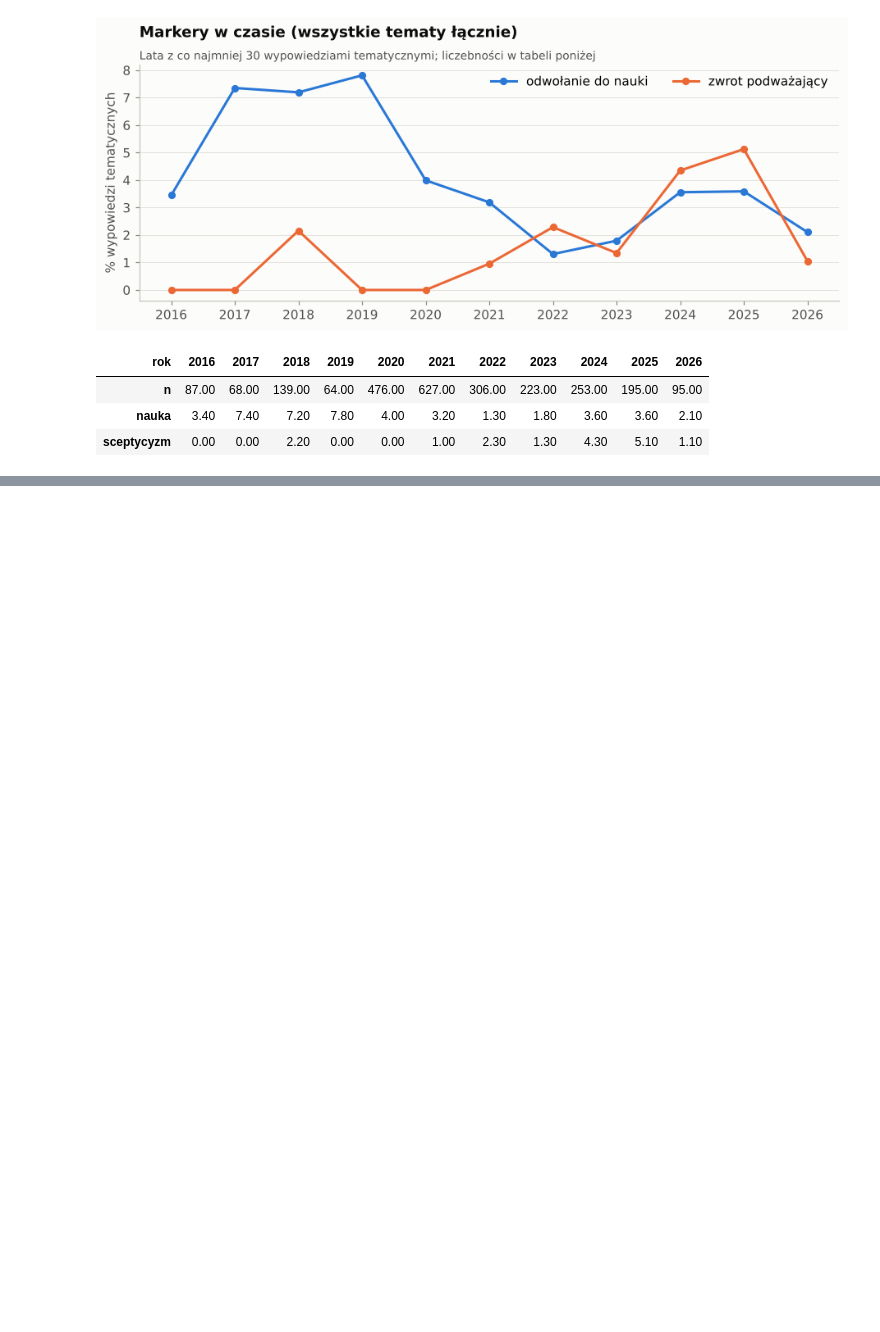
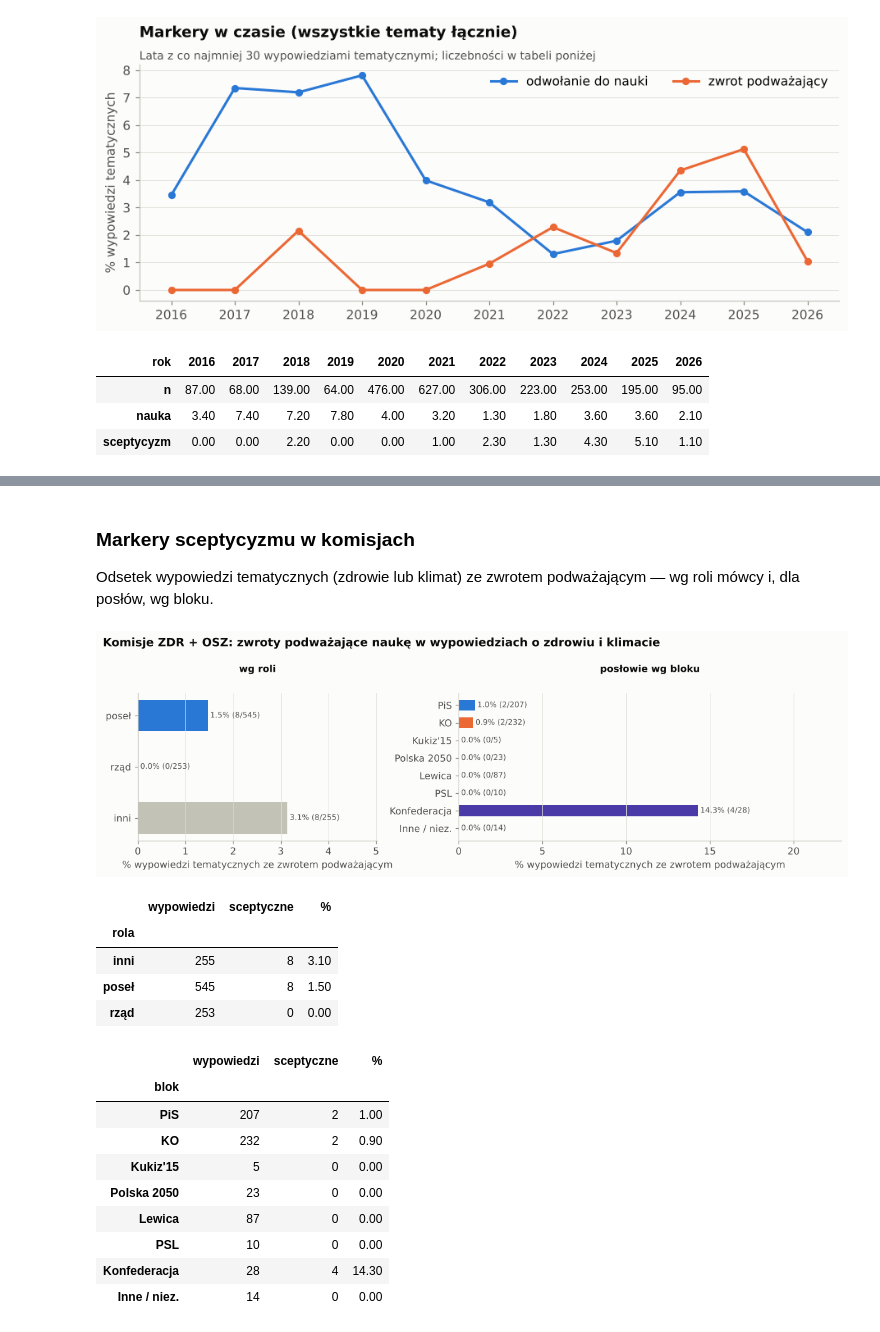
Before and after one commit to Filpus/AMC, a Jupyter notebook: notebooks/01_eda_wypowiedzi.ipynb, the cells around one changed output, grey strips where cells are left out. Cells and saved outputs as stored; diff of their text form; code cells hidden in the pictures; blank space fills up the shorter version.

```diff
--- a/notebooks/01_eda_wypowiedzi.ipynb
+++ b/notebooks/01_eda_wypowiedzi.ipynb
@@ -795,0 +945,45 @@ rok.T.round(1)
+# %% [markdown]
+### Markery sceptycyzmu w komisjach
+Odsetek wypowiedzi tematycznych (zdrowie lub klimat) ze zwrotem podważającym — wg roli mówcy i, dla posłów, wg bloku.
+# %%
+kt = km[km["zdrowie_tem"] | km["klimat_tem"]]
+mr = kt.groupby("rola").agg(wypowiedzi=("wypowiedz_id", "size"), sceptyczne=("sceptycyzm", lambda x: (x > 0).sum()))
+mr["%"] = mr["sceptyczne"] / mr["wypowiedzi"] * 100
+mb = kt[kt["member_id"] > 0].groupby("blok").agg(wypowiedzi=("wypowiedz_id", "size"), sceptyczne=("sceptycyzm", lambda x: (x > 0).sum()))
+mb["%"] = mb["sceptyczne"] / mb["wypowiedzi"] * 100
+mb = mb.reindex([b for b in BLOKI if b in mb.index])
+mr.to_csv(PROC / "eda_komisje_markery_role.csv"); mb.to_csv(PROC / "eda_komisje_markery_bloki.csv")
+
+fig, axes = plt.subplots(1, 2, figsize=(11, 3.6), gridspec_kw={"width_ratios": [1, 1.6]})
+for ax, tab, kolory, tytul in [(axes[0], mr.reindex([r for r in ROLE if r in mr.index]), None, "wg roli"),
+                               (axes[1], mb, "blok", "posłowie wg bloku")]:
+    yy = np.arange(len(tab))
+    c = [BLOK_KOLOR[b] for b in tab.index] if kolory else [ROLE_KOLOR[r] for r in tab.index]
+    ax.barh(yy, tab["%"], color=c, height=0.62)
+    for yi, (v, s_, n_) in enumerate(zip(tab["%"], tab["sceptyczne"], tab["wypowiedzi"])):
+        ax.text(v, yi, f" {v:.1f}% ({s_}/{n_})", va="center", fontsize=8, color=INK2)
+    ax.set_yticks(yy, tab.index); ax.invert_yaxis(); ax.grid(axis="y", visible=False)
+    ax.set_xlim(0, max(tab["%"].max() * 1.6, 1)); ax.set_title(tytul, fontsize=10, loc="center")
+    ax.set_xlabel("% wypowiedzi tematycznych ze zwrotem podważającym")
+fig.suptitle("Komisje ZDR + OSZ: zwroty podważające naukę w wypowiedziach o zdrowiu i klimacie", x=0.01, ha="left",
+             fontsize=12, fontweight="bold", color=INK)
+fig.tight_layout()
+save(fig, "17_komisje_markery"); plt.show()
+display(mr.round(1)); display(mb.round(1))
+# %% [output]
+[figure, added]
+|  | wypowiedzi | sceptyczne | % |
+| rola |  |  |  |
+| inni | 255 | 8 | 3.10 |
+| poseł | 545 | 8 | 1.50 |
+| rząd | 253 | 0 | 0.00 |
+|  | wypowiedzi | sceptyczne | % |
+| blok |  |  |  |
+| PiS | 207 | 2 | 1.00 |
+| KO | 232 | 2 | 0.90 |
+| Kukiz'15 | 5 | 0 | 0.00 |
+| Polska 2050 | 23 | 0 | 0.00 |
+| Lewica | 87 | 0 | 0.00 |
+| PSL | 10 | 0 | 0.00 |
+| Konfederacja | 28 | 4 | 14.30 |
+| Inne / niez. | 14 | 0 | 0.00 |
```
Also changed, not shown: parts of 12 cells of this notebook, 7 other files.
